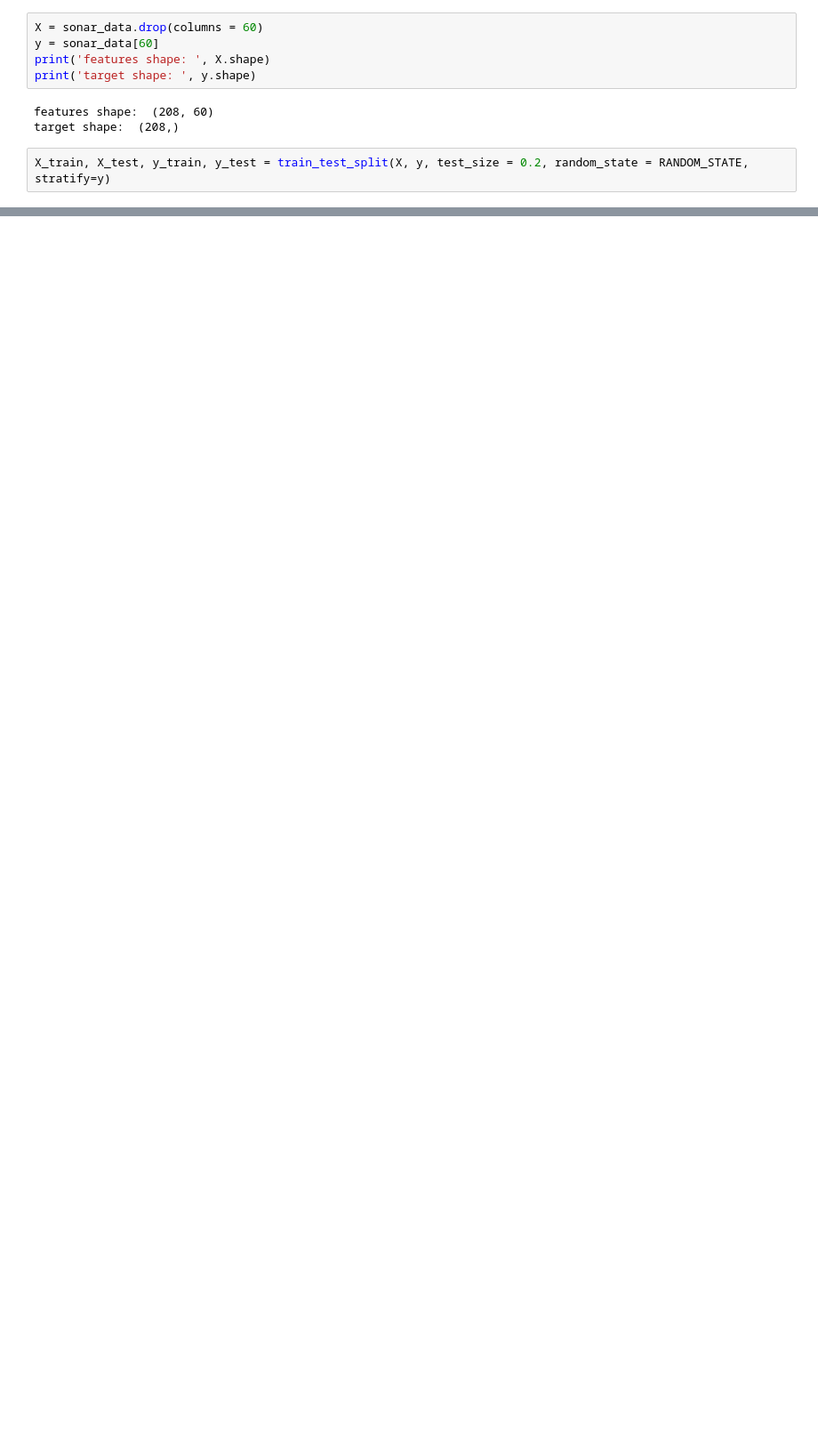
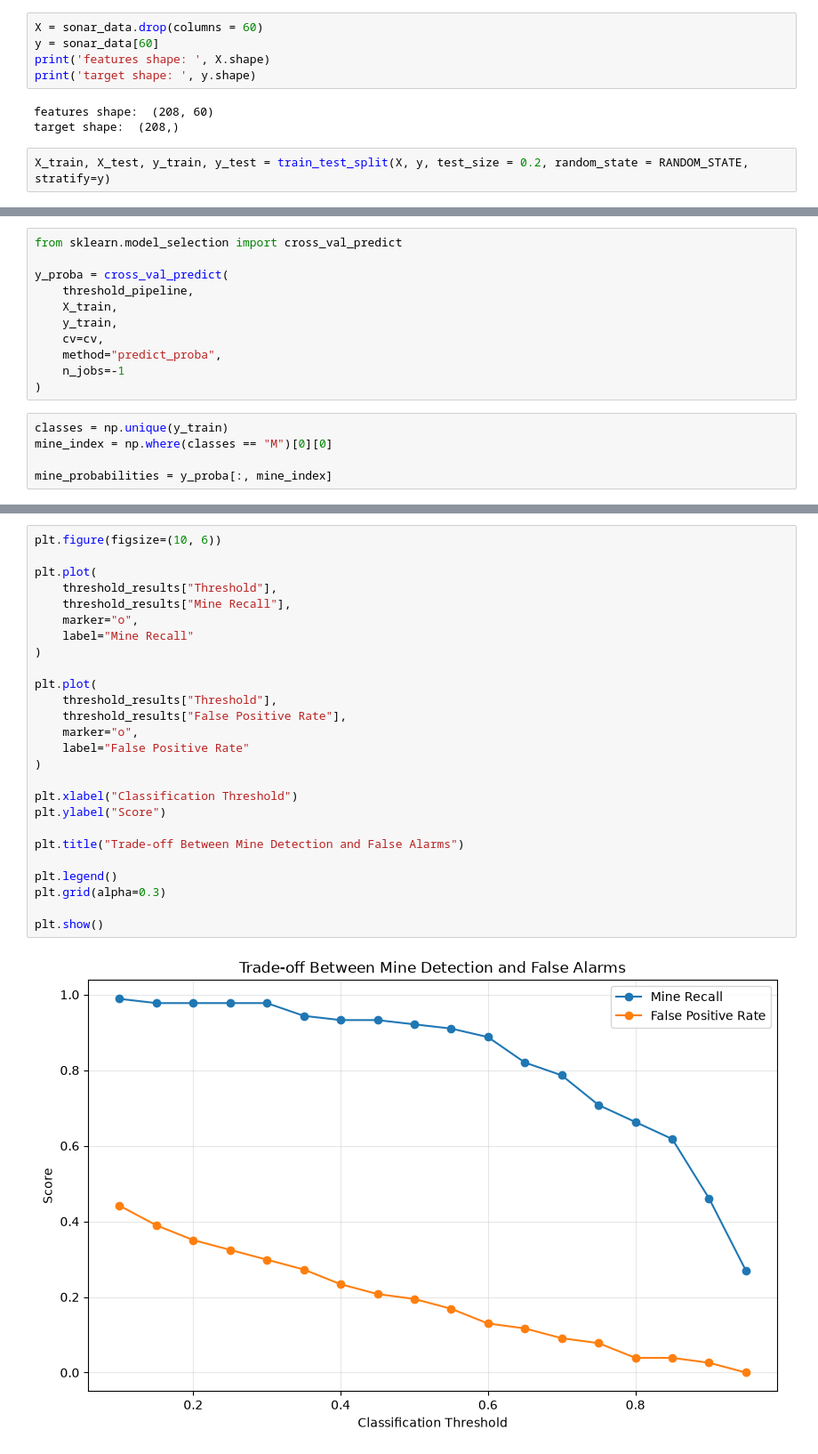
Before and after one commit to poliname17/rockmine, a Jupyter notebook: rock_vs_mine.ipynb, the cells around one changed output, grey strips where cells are left out. Shown at 89% size. Saved outputs shown, nothing was run; the diff lists cells and outputs as text; blank space fills up the shorter version.

```diff
--- a/rock_vs_mine.ipynb
+++ b/rock_vs_mine.ipynb
@@ -231,0 +565,16 @@ plt.show()
+# %%
+from sklearn.model_selection import cross_val_predict
+
+y_proba = cross_val_predict(
+    threshold_pipeline,
+    X_train,
+    y_train,
+    cv=cv,
+    method="predict_proba",
+    n_jobs=-1
+)
+# %%
+classes = np.unique(y_train)
+mine_index = np.where(classes == "M")[0][0]
+
+mine_probabilities = y_proba[:, mine_index]
@@ -231,0 +643,28 @@ plt.show()
+# %%
+plt.figure(figsize=(10, 6))
+
+plt.plot(
+    threshold_results["Threshold"],
+    threshold_results["Mine Recall"],
+    marker="o",
+    label="Mine Recall"
+)
+
+plt.plot(
+    threshold_results["Threshold"],
+    threshold_results["False Positive Rate"],
+    marker="o",
+    label="False Positive Rate"
+)
+
+plt.xlabel("Classification Threshold")
+plt.ylabel("Score")
+
+plt.title("Trade-off Between Mine Detection and False Alarms")
+
+plt.legend()
+plt.grid(alpha=0.3)
+
+plt.show()
+# %% [output]
+[figure, added]
```
Also changed, not shown: parts of 42 cells of this notebook, 1 other file.
